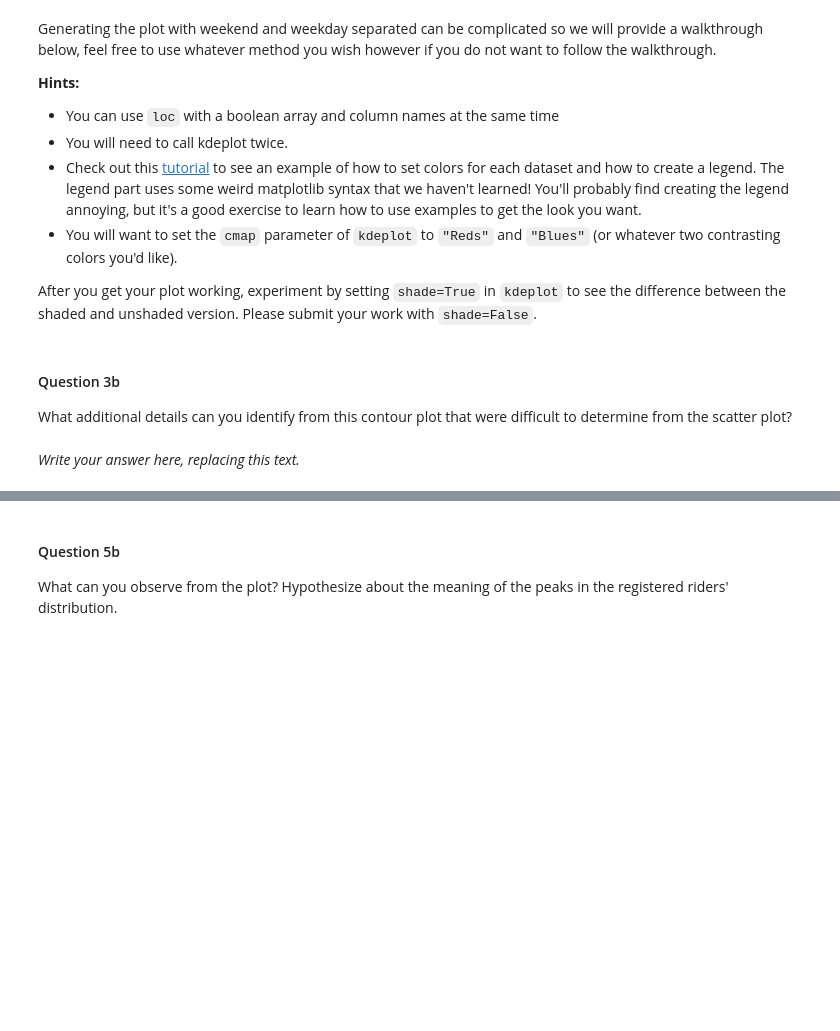
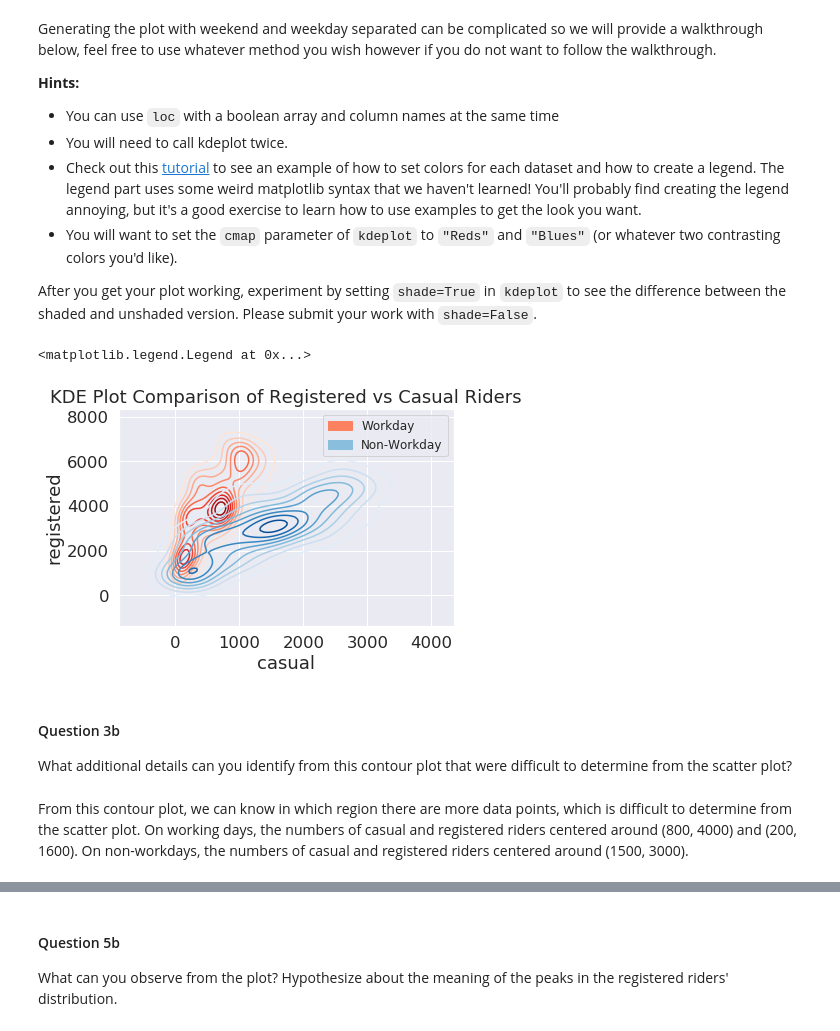
Before and after one commit to zhugeyicixin/DataSci200, a Jupyter notebook: hw/hw2/hw2.ipynb, the cells around one changed output, grey strips where cells are left out. Cells and saved outputs as stored; diff of their text form; code cells hidden in the pictures; blank space fills up the shorter version.

```diff
--- a/hw/hw2/hw2.ipynb
+++ b/hw/hw2/hw2.ipynb
@@ -332,26 +469,40 @@ manual: true
 -->
 <!-- EXPORT TO PDF -->
 # %%
-import matplotlib.patches as mpatches  # see the tutorial for how we use mpatches to generate this figure!
+import matplotlib.patches as mpatches
+# see the tutorial for how we use mpatches to generate this figure!
 
 # Set 'is_workingday' to a boolean array that is true for all working_days
-is_workingday = ...
+is_workingday = daily_counts['workingday']=='yes'
 
 # Bivariate KDEs require two data inputs.
 # In this case, we will need the daily counts for casual and registered riders on weekdays
-# Hint: use loc and is_workingday to splice out the relevant rows and column (casual/registered).
-casual_weekday = ...
-registered_weekday = ...
+# Hint: use loc and is_workingday to splice out the relevant rows and column
+# (casual/registered).
+casual_weekday = daily_counts.loc[is_workingday, 'casual']
+registered_weekday = daily_counts.loc[is_workingday, 'registered']
 
 # Use sns.kdeplot on the two variables above to plot the bivariate KDE for weekday rides
-...
+not_workingday = daily_counts['workingday']=='no'
 
 # Repeat the same steps above but for rows corresponding to non-workingdays
-casual_weekend = ...
-registered_weekend = ...
+casual_weekend = daily_counts.loc[not_workingday, 'casual']
+registered_weekend = daily_counts.loc[not_workingday, 'registered']
 
 # Use sns.kdeplot on the two variables above to plot the bivariate KDE for weekday rides
-...
+sns.kdeplot(casual_weekday, registered_weekday, cmap='Reds',
+            shade=False, label='Workday')
+sns.kdeplot(casual_weekend, registered_weekend, cmap='Blues',
+            shade=False, label='Non-Workday')
+
+red_patch = mpatches.Patch(color=sns.color_palette("Reds")[2], label='Workday')
+blue_patch = mpatches.Patch(color=sns.color_palette("Blues")[2], label='Non-Workday')
+
+plt.title('KDE Plot Comparison of Registered vs Casual Riders')
+plt.legend(handles=[red_patch, blue_patch], fontsize=12)
+# %% [output]
+<matplotlib.legend.Legend at 0x...>
+[figure, added]
 # %% [markdown]
 #### Question 3b
 
@@ -364,8 +515,8 @@ points: 3
 manual: true
 -->
 <!-- EXPORT TO PDF -->
-# %% [markdown]
-*Write your answer here, replacing this text.*
+# %% [markdown]
+From this contour plot, we can know in which region there are more data points, which is difficult to determine from the scatter plot. On working days, the numbers of casual and registered riders centered around (800, 4000) and (200, 1600). On non-workdays, the numbers of casual and registered riders centered around (1500, 3000).
 # %% [markdown]
 ## 4: Joint Plot
 
```
Also changed, not shown: parts of 43 cells of this notebook.
